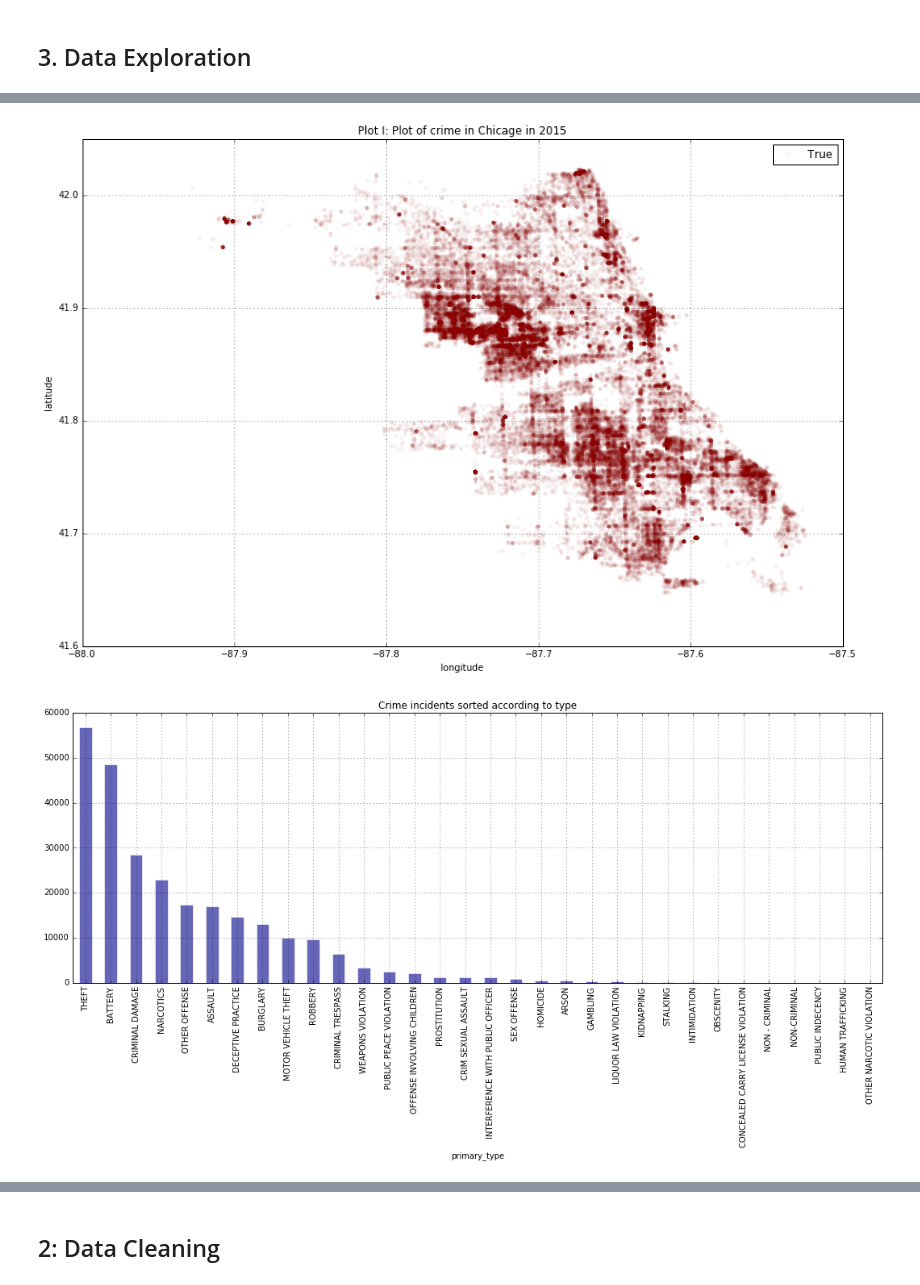
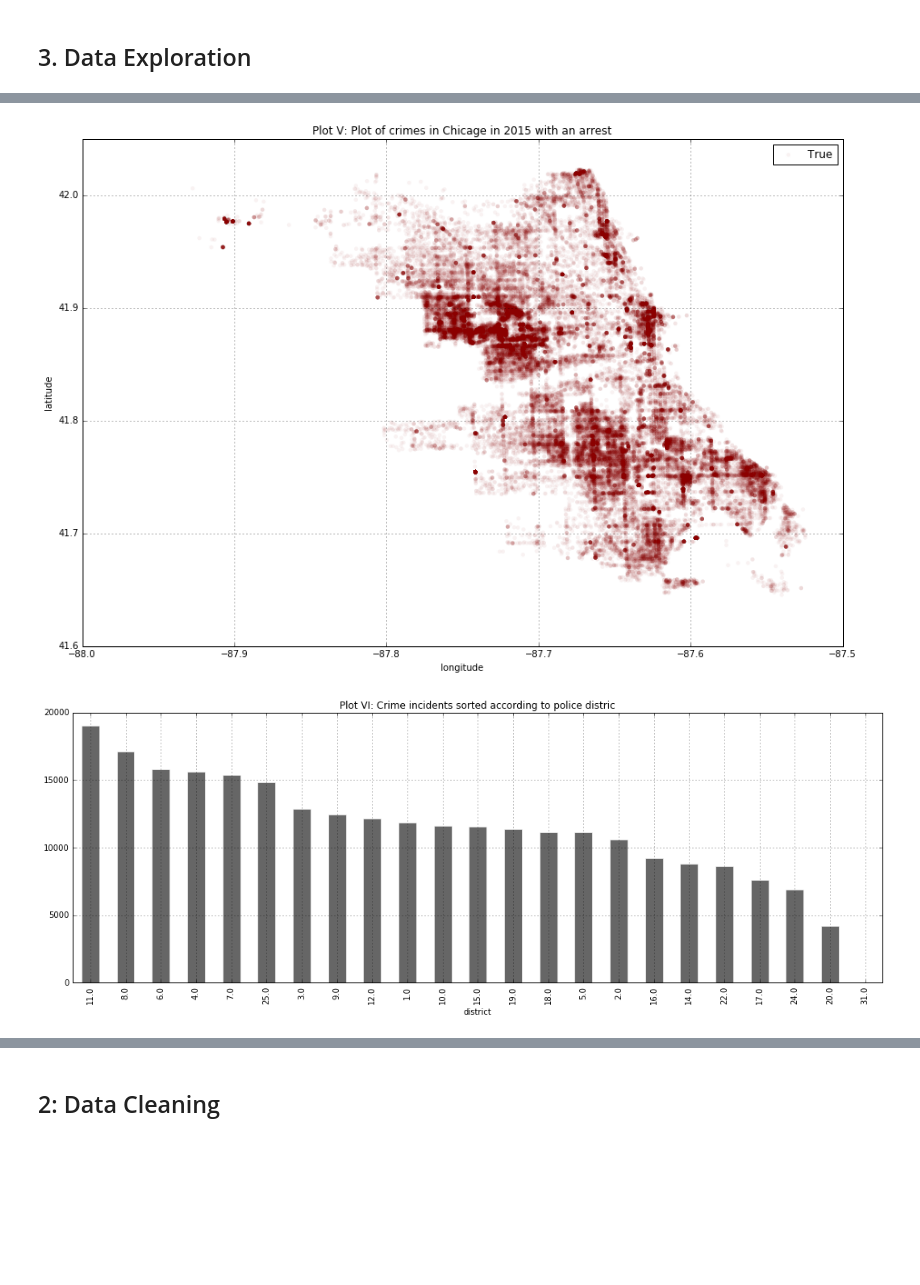
Before and after one commit to angelok1/cs109project, a Jupyter notebook: business-crime-sanitation.ipynb, the cells around one changed output, grey strips where cells are left out. Saved outputs shown, nothing was run; the diff lists cells and outputs as text; code cells hidden in the pictures; blank space fills up the shorter version.

```diff
--- a/business-crime-sanitation.ipynb
+++ b/business-crime-sanitation.ipynb
@@ -210,11 +255,11 @@ scatter_plot(x='longitude', y='latitude', df=df_crimes_2015[df_crimes_2015['arre
 col = ["darkred", "darkblue"]
 scatter_plot(x='longitude', y='latitude', df=df_crimes_2015[df_crimes_2015['arrest'] == True], group='arrest',
              col=col, alpha=0.05, size=20, marker='o',
-             title="Plot I: Plot of crime in Chicage in 2015")
+             title="Plot V: Plot of crimes in Chicage in 2015 with an arrest")
 # %% [output]
-[figure, old version]
+[figure, new version]
 # %%
-bar_plot(df=df_crimes_2015, var_name='primary_type', color='darkblue', alpha=0.6,
-         title='Crime incidents sorted according to type', edgecolor='white', figsize=(18, 6))
+bar_plot(df=df_crimes_2015, var_name='district', color='black', alpha=0.6,
+         title='Plot VI: Crime incidents sorted according to police distric', edgecolor='white', figsize=(18, 6))
 # %% [output]
-[figure, old version]
+[figure, new version]
```
Also changed, not shown: parts of 37 cells of this notebook, 3 other files.
